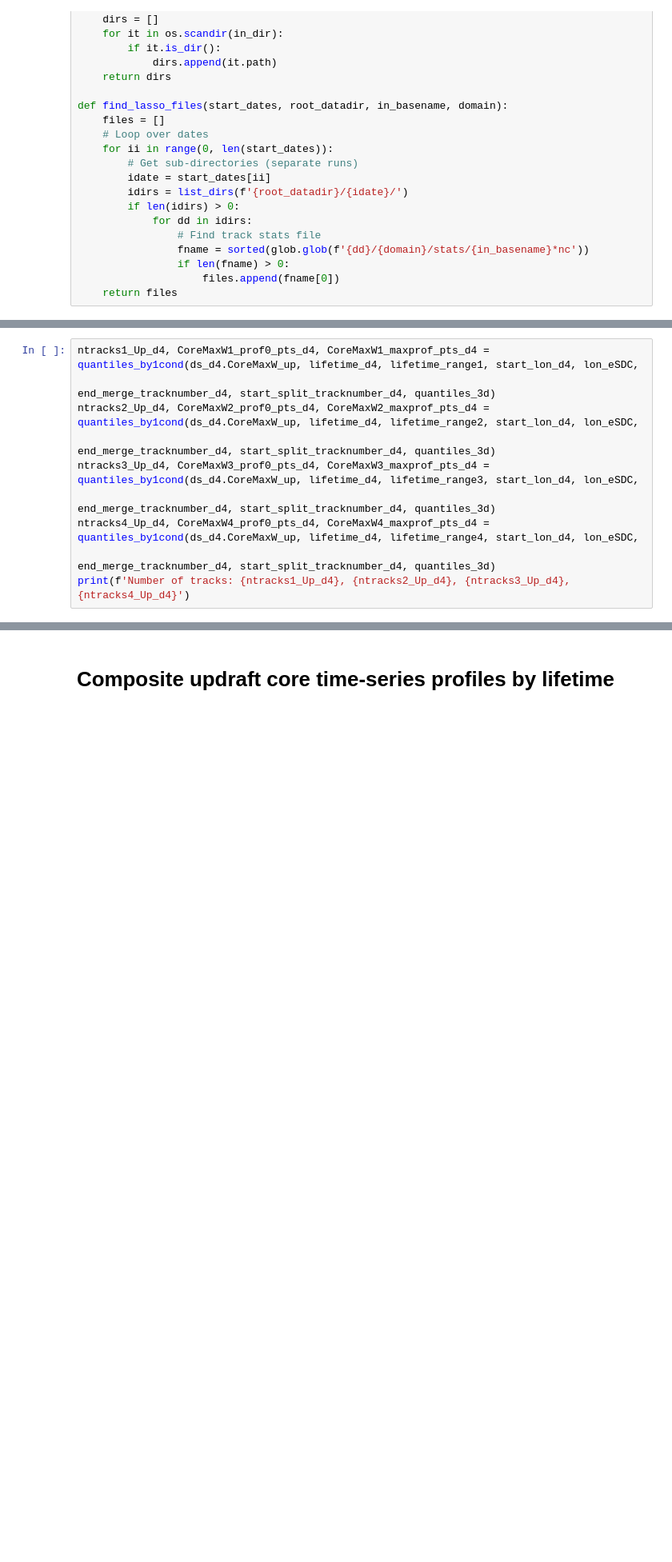
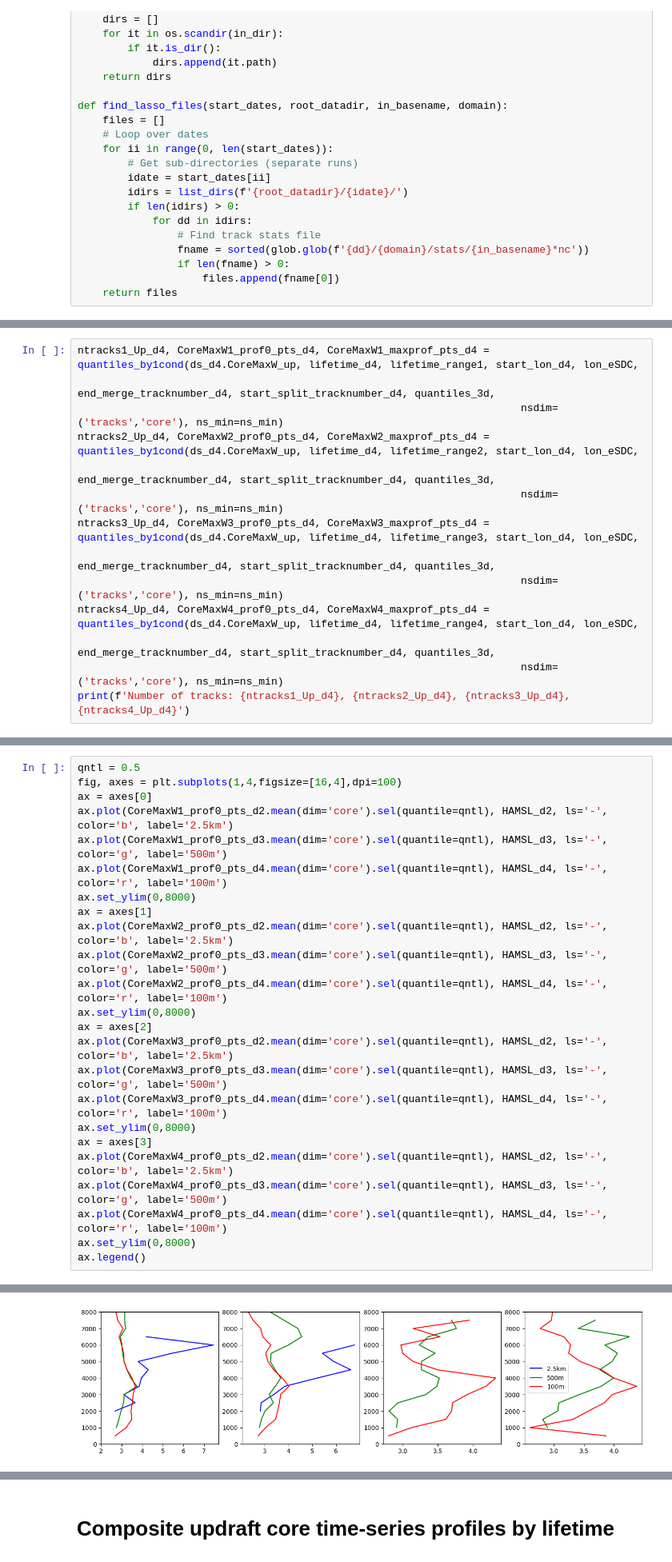
Before and after one commit to ICLASS-SFA/lasso_cellgrowth, a Jupyter notebook: notebooks/plot_w_celltrack_stats_bylifetime.ipynb, the cells around one changed output, grey strips where cells are left out. Shown at 80% size. Cells and saved outputs as stored; diff of their text form; blank space fills up the shorter version.

```diff
--- a/notebooks/plot_w_celltrack_stats_bylifetime.ipynb
+++ b/notebooks/plot_w_celltrack_stats_bylifetime.ipynb
@@ -326,11 +512,15 @@ Number of tracks: 454, 175, 71, 41
 # %%
 ntracks1_Up_d4, CoreMaxW1_prof0_pts_d4, CoreMaxW1_maxprof_pts_d4 = quantiles_by1cond(ds_d4.CoreMaxW_up, lifetime_d4, lifetime_range1, start_lon_d4, lon_eSDC,
-                                                                       end_merge_tracknumber_d4, start_split_tracknumber_d4, quantiles_3d)
+                                                                       end_merge_tracknumber_d4, start_split_tracknumber_d4, quantiles_3d,
+                                                                       nsdim=('tracks','core'), ns_min=ns_min)
 ntracks2_Up_d4, CoreMaxW2_prof0_pts_d4, CoreMaxW2_maxprof_pts_d4 = quantiles_by1cond(ds_d4.CoreMaxW_up, lifetime_d4, lifetime_range2, start_lon_d4, lon_eSDC,
-                                                                       end_merge_tracknumber_d4, start_split_tracknumber_d4, quantiles_3d)
+                                                                       end_merge_tracknumber_d4, start_split_tracknumber_d4, quantiles_3d,
+                                                                       nsdim=('tracks','core'), ns_min=ns_min)
 ntracks3_Up_d4, CoreMaxW3_prof0_pts_d4, CoreMaxW3_maxprof_pts_d4 = quantiles_by1cond(ds_d4.CoreMaxW_up, lifetime_d4, lifetime_range3, start_lon_d4, lon_eSDC,
-                                                                       end_merge_tracknumber_d4, start_split_tracknumber_d4, quantiles_3d)
+                                                                       end_merge_tracknumber_d4, start_split_tracknumber_d4, quantiles_3d,
+                                                                       nsdim=('tracks','core'), ns_min=ns_min)
 ntracks4_Up_d4, CoreMaxW4_prof0_pts_d4, CoreMaxW4_maxprof_pts_d4 = quantiles_by1cond(ds_d4.CoreMaxW_up, lifetime_d4, lifetime_range4, start_lon_d4, lon_eSDC,
-                                                                       end_merge_tracknumber_d4, start_split_tracknumber_d4, quantiles_3d)
+                                                                       end_merge_tracknumber_d4, start_split_tracknumber_d4, quantiles_3d,
+                                                                       nsdim=('tracks','core'), ns_min=ns_min)
 print(f'Number of tracks: {ntracks1_Up_d4}, {ntracks2_Up_d4}, {ntracks3_Up_d4}, {ntracks4_Up_d4}')
 # %% [output]
@@ -355,0 +528,25 @@ ntracks4_Up_d4, nCoreUp4_prof0_pts_d4, nCoreUp4_maxprof_pts_d4 = quantiles_by1co
+# %%
+qntl = 0.5
+fig, axes = plt.subplots(1,4,figsize=[16,4],dpi=100)
+ax = axes[0]
+ax.plot(CoreMaxW1_prof0_pts_d2.mean(dim='core').sel(quantile=qntl), HAMSL_d2, ls='-', color='b', label='2.5km')
+ax.plot(CoreMaxW1_prof0_pts_d3.mean(dim='core').sel(quantile=qntl), HAMSL_d3, ls='-', color='g', label='500m')
+ax.plot(CoreMaxW1_prof0_pts_d4.mean(dim='core').sel(quantile=qntl), HAMSL_d4, ls='-', color='r', label='100m')
+ax.set_ylim(0,8000)
+ax = axes[1]
+ax.plot(CoreMaxW2_prof0_pts_d2.mean(dim='core').sel(quantile=qntl), HAMSL_d2, ls='-', color='b', label='2.5km')
+ax.plot(CoreMaxW2_prof0_pts_d3.mean(dim='core').sel(quantile=qntl), HAMSL_d3, ls='-', color='g', label='500m')
+ax.plot(CoreMaxW2_prof0_pts_d4.mean(dim='core').sel(quantile=qntl), HAMSL_d4, ls='-', color='r', label='100m')
+ax.set_ylim(0,8000)
+ax = axes[2]
+ax.plot(CoreMaxW3_prof0_pts_d2.mean(dim='core').sel(quantile=qntl), HAMSL_d2, ls='-', color='b', label='2.5km')
+ax.plot(CoreMaxW3_prof0_pts_d3.mean(dim='core').sel(quantile=qntl), HAMSL_d3, ls='-', color='g', label='500m')
+ax.plot(CoreMaxW3_prof0_pts_d4.mean(dim='core').sel(quantile=qntl), HAMSL_d4, ls='-', color='r', label='100m')
+ax.set_ylim(0,8000)
+ax = axes[3]
+ax.plot(CoreMaxW4_prof0_pts_d2.mean(dim='core').sel(quantile=qntl), HAMSL_d2, ls='-', color='b', label='2.5km')
+ax.plot(CoreMaxW4_prof0_pts_d3.mean(dim='core').sel(quantile=qntl), HAMSL_d3, ls='-', color='g', label='500m')
+ax.plot(CoreMaxW4_prof0_pts_d4.mean(dim='core').sel(quantile=qntl), HAMSL_d4, ls='-', color='r', label='100m')
+ax.set_ylim(0,8000)
+ax.legend()
+# %% [output]
@@ -355,0 +554 @@ ntracks4_Up_d4, nCoreUp4_prof0_pts_d4, nCoreUp4_maxprof_pts_d4 = quantiles_by1co
+[figure, new version]
```
Also changed, not shown: parts of 98 cells of this notebook, 12 other files.
